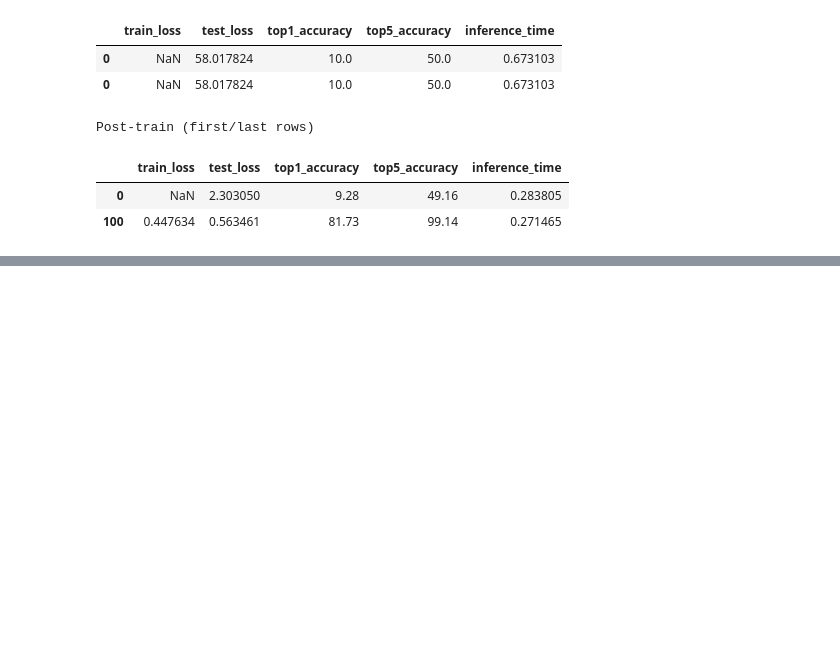
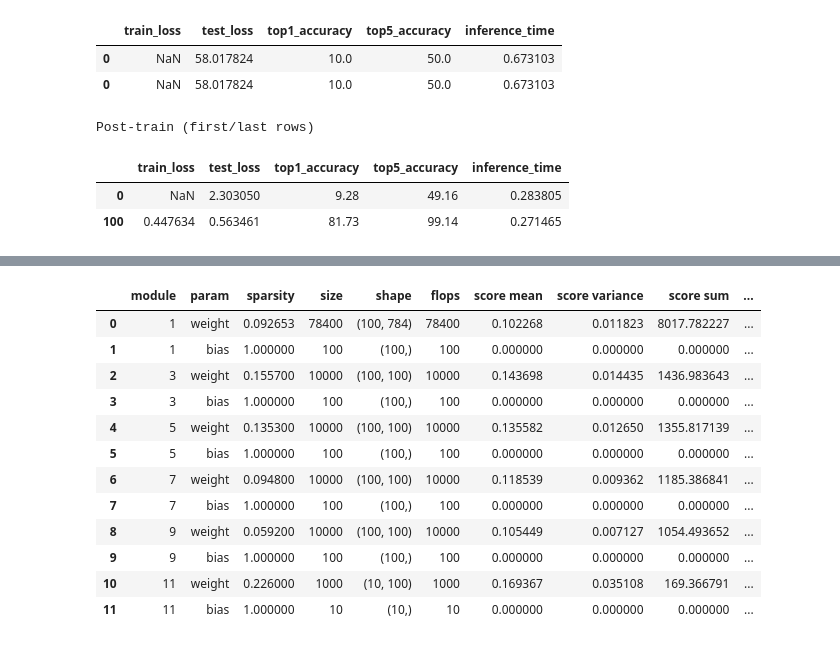
Before and after one commit to michaelneuder/COS568-A1, a Jupyter notebook: results_inspect.ipynb, the cells around one changed output, grey strips where cells are left out. Cells and saved outputs as stored; diff of their text form; code cells hidden in the pictures; blank space fills up the shorter version.

```diff
--- a/results_inspect.ipynb
+++ b/results_inspect.ipynb
@@ -67 +79,18 @@ Post-train (first/last rows)
+# %%
+df = pd.read_pickle('Results/data/singleshot/mnist_mag_comp1_post100/compression.pkl')
+df
+# %% [output]
+|  | module | param | sparsity | size | shape | flops | score mean | score variance | score sum | ... |
+| 0 | 1 | weight | 0.092653 | 78400 | (100, 784) | 78400 | 0.102268 | 0.011823 | 8017.782227 | ... |
+| 1 | 1 | bias | 1.000000 | 100 | (100,) | 100 | 0.000000 | 0.000000 | 0.000000 | ... |
+| 2 | 3 | weight | 0.155700 | 10000 | (100, 100) | 10000 | 0.143698 | 0.014435 | 1436.983643 | ... |
+| 3 | 3 | bias | 1.000000 | 100 | (100,) | 100 | 0.000000 | 0.000000 | 0.000000 | ... |
+| 4 | 5 | weight | 0.135300 | 10000 | (100, 100) | 10000 | 0.135582 | 0.012650 | 1355.817139 | ... |
+| 5 | 5 | bias | 1.000000 | 100 | (100,) | 100 | 0.000000 | 0.000000 | 0.000000 | ... |
+| 6 | 7 | weight | 0.094800 | 10000 | (100, 100) | 10000 | 0.118539 | 0.009362 | 1185.386841 | ... |
+| 7 | 7 | bias | 1.000000 | 100 | (100,) | 100 | 0.000000 | 0.000000 | 0.000000 | ... |
+| 8 | 9 | weight | 0.059200 | 10000 | (100, 100) | 10000 | 0.105449 | 0.007127 | 1054.493652 | ... |
+| 9 | 9 | bias | 1.000000 | 100 | (100,) | 100 | 0.000000 | 0.000000 | 0.000000 | ... |
+| 10 | 11 | weight | 0.226000 | 1000 | (10, 100) | 1000 | 0.169367 | 0.035108 | 169.366791 | ... |
+| 11 | 11 | bias | 1.000000 | 10 | (10,) | 10 | 0.000000 | 0.000000 | 0.000000 | ... |
 # %%
```
Also changed, not shown: parts of 2 cells of this notebook, 6 other files.
